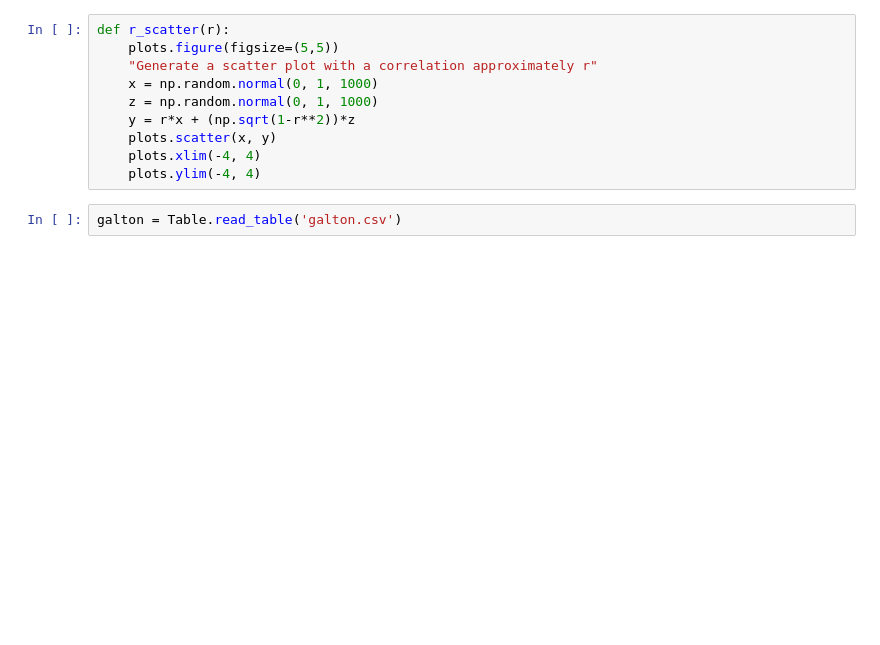
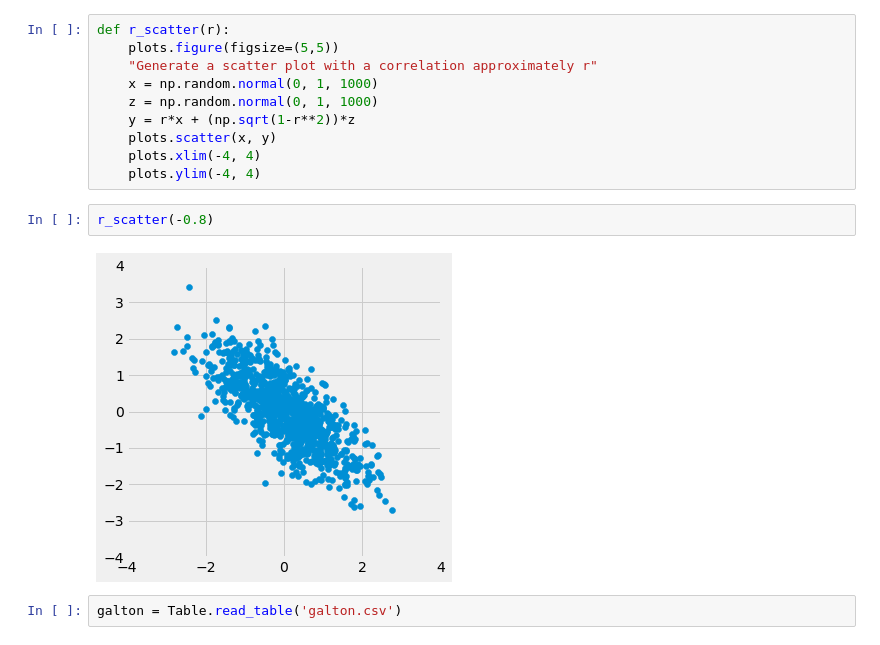
Before and after one commit to umass-data-science/materials-sp20, a Jupyter notebook: lec/lec27.ipynb, the cells around one changed output. Saved outputs shown, nothing was run; the diff lists cells and outputs as text; blank space fills up the shorter version.

```diff
--- a/lec/lec27.ipynb
+++ b/lec/lec27.ipynb
@@ -17,6 +17,10 @@ def r_scatter(r):
     plots.scatter(x, y)
     plots.xlim(-4, 4)
     plots.ylim(-4, 4)
+# %%
+r_scatter(-0.8)
+# %% [output]
+[figure, added]
 # %%
 galton = Table.read_table('galton.csv')
 # %%
```
Also changed, not shown: parts of 1 cell of this notebook, 1 other file.
